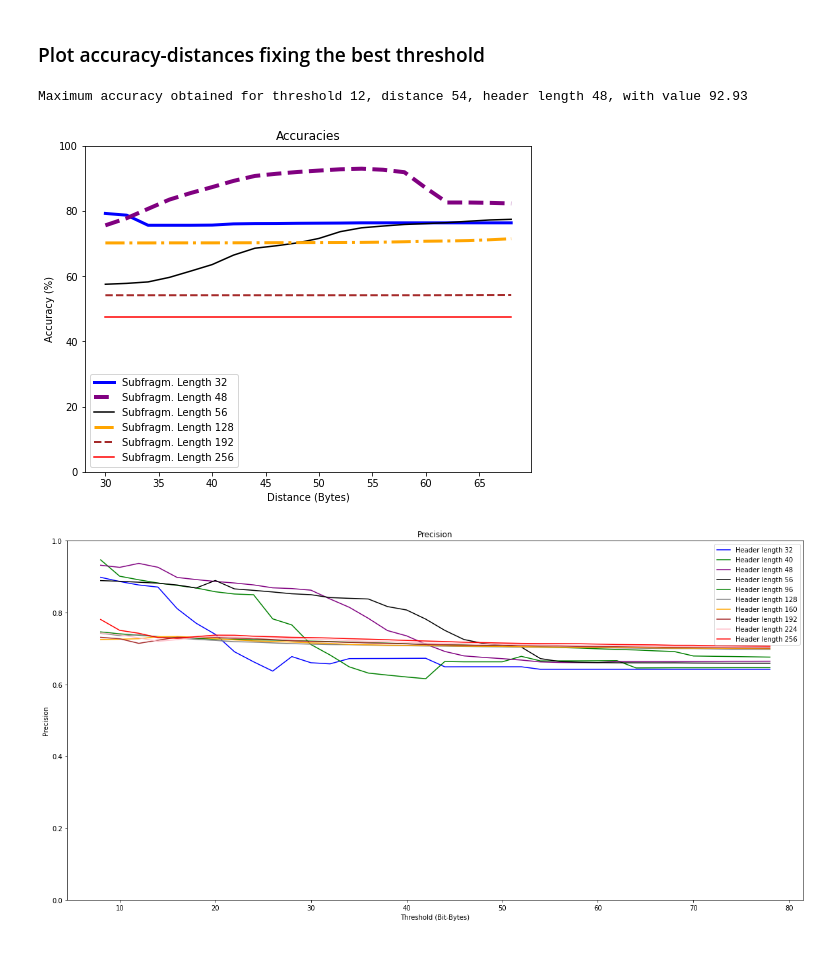
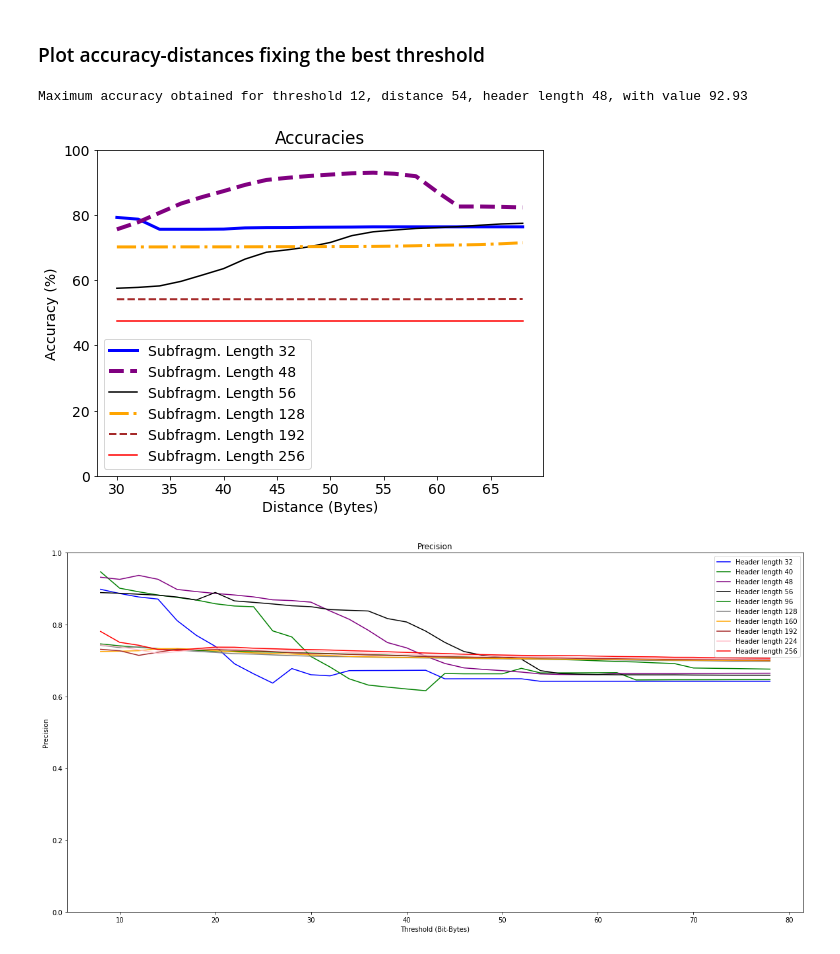
Before and after one commit to gomitolof/DAA-for-Ransomware-detection, a Jupyter notebook: models_mix/2F_mix.ipynb, the cells around one changed output. Saved outputs shown, nothing was run; the diff lists cells and outputs as text; code cells hidden in the pictures.

```diff
--- a/models_mix/2F_mix.ipynb
+++ b/models_mix/2F_mix.ipynb
@@ -265,6 +265,7 @@ print("Maximum accuracy obtained for threshold %2d, distance %2d, header length
 hl_thresh = acc_des.transpose()
 
 # Plot of the accuracies obtained using different threshold and different header lengths
+plt.rcParams.update({'font.size': 14})
 plt.figure(figsize=(8,6))
 plt.title("Accuracies")
 plt.xlabel("Threshold (Bit-Bytes)")
@@ -290,32 +291,33 @@ Maximum accuracy obtained for threshold 12, distance 54, header length 48, with
 # %%
 ind = np.unravel_index(np.argmax(acc_des, axis=None), acc_des.shape)
 t = ind[0]
 print("Maximum accuracy obtained for threshold %2d, distance %2d, header length %2d, with value %3.2f" % (thresholds[ind[0]], distances[ind[1]], 8*(ind[2]+1), acc_des[ind]))
 
 # Accuracy = (TP+TN)/(TP+TN+FP+FN)
 hl_dist = acc_des.transpose()
 
 # Plot of the accuracies obtained using different threshold and different header lengths
+plt.rcParams.update({'font.size': 14})
 plt.figure(figsize=(8,6))
 plt.title("Accuracies")
 plt.xlabel("Distance (Bytes)")
 plt.ylabel("Accuracy (%)")
 plt.plot(distances, hl_dist[3,:,t], color="blue",linewidth=3,linestyle='-', label="Subfragm. Length 32")
 #plt.plot(thresholds, hl_thresh[4][d], color="green", label="Length 40")
 plt.plot(distances, hl_dist[5,:,t], color="purple",linewidth=4,linestyle='--', label="Subfragm. Length 48")
 plt.plot(distances, hl_dist[6,:,t], color="black",linewidth=1.5,linestyle='-', label="Subfragm. Length 56")
 plt.plot(distances, hl_dist[15,:,t], color="orange",linewidth=3,linestyle='-.', label="Subfragm. Length 128")
 #plt.plot(thresholds, hl_thresh[19][d], color="orange", label="Fragm. length 160")
 plt.plot(distances, hl_dist[23,:,t], color="brown",linewidth=2,linestyle='--', label="Subfragm. Length 192")
 #plt.plot(thresholds, hl_thresh[27][d], color="pink", label="Fragm. length 224")
 plt.plot(distances, hl_dist[31,:,t], color="red",linewidth=1.5,linestyle='-', label="Subfragm. Length 256")
 plt.legend()
 plt.ylim([0, 100])
 plt.savefig('../Img/acc_2F_mix_dist.pdf')
 plt.show()
 # %% [output]
 Maximum accuracy obtained for threshold 12, distance 54, header length 48, with value 92.93
-[figure, old version]
+[figure, new version]
 # %%
 #Precision = TP/TP+FP
 
```
Also changed, not shown: parts of 1 cell of this notebook, 9 other files.
